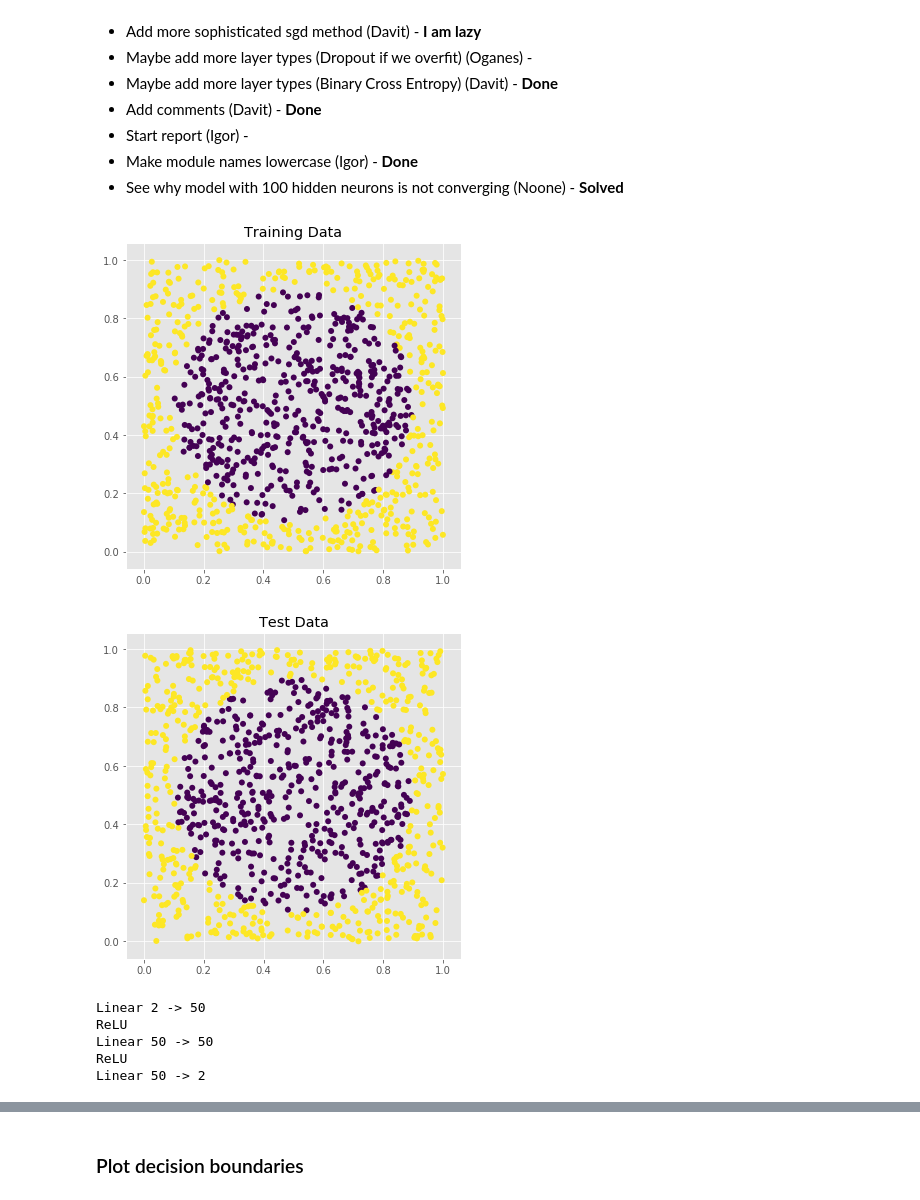
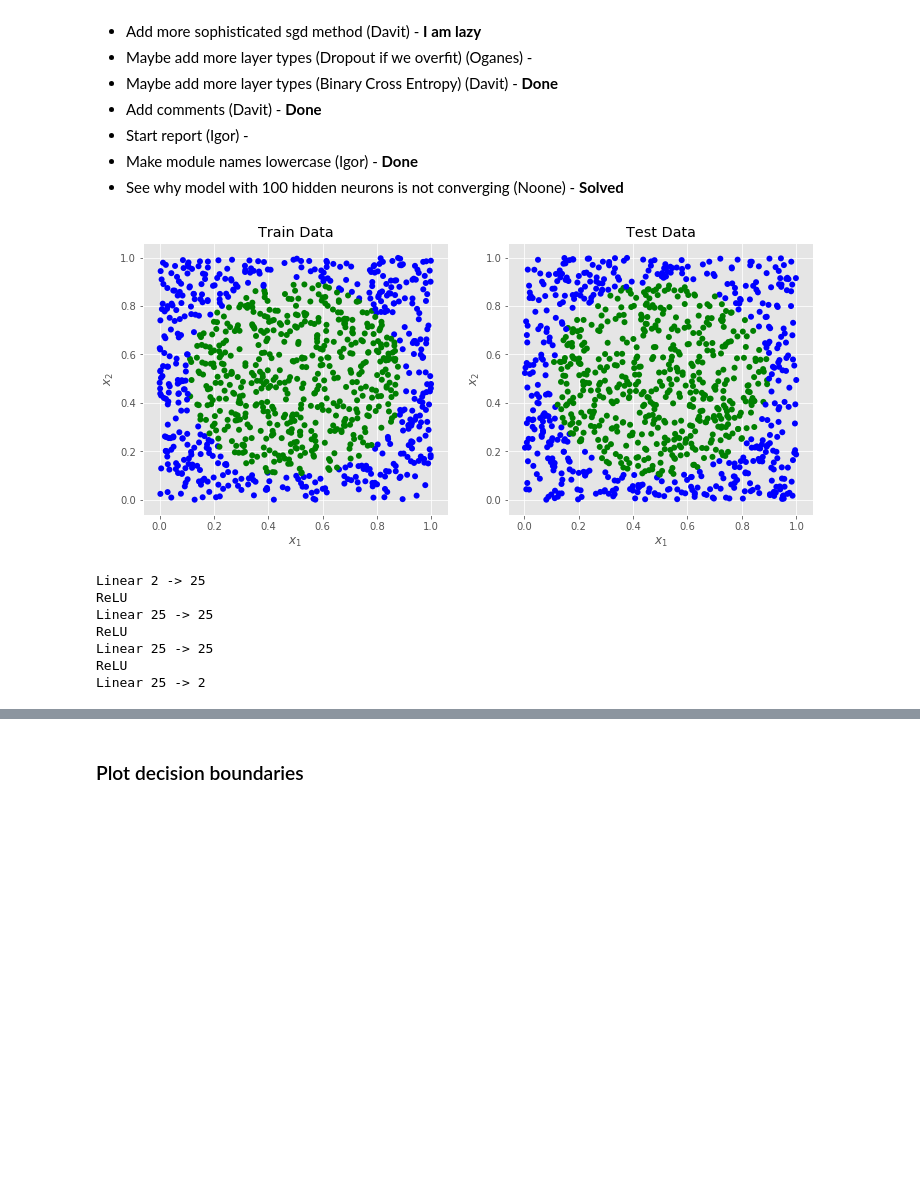
Before and after one commit to Davit98/Mini-Deep-Learning-Framework, a Jupyter notebook: Mini DL Framework.ipynb, the cells around one changed output, grey strips where cells are left out. Cells and saved outputs as stored; diff of their text form; code cells hidden in the pictures; blank space fills up the shorter version.

Commit message:
fix notebook, utilities, update test.py

```diff
--- a/Mini DL Framework.ipynb
+++ b/Mini DL Framework.ipynb
@@ -27,25 +27,39 @@ from utilities import generate_disc_set, compute_nb_errors, get_batches
 from loss import Loss, MSE, CrossEntropy
 from module import DenseLayer, ReLU, Sequential, Tanh, Sigmoid, SoftMax
 # %%
+total_size = 2000
 train_size = 1000
 test_size = 1000
 
-train_data, train_target = generate_disc_set(train_size)
-test_data, test_target = generate_disc_set(test_size)
+data, target = generate_disc_set(total_size,random_state=1)
 
-plt.figure(figsize=(6,6))
-plt.scatter(train_data[:, 0], train_data[:, 1], c=train_target[:, 0].numpy(), edgecolors='none')
-plt.title('Training Data')
-plt.show()
+train_data, train_target = data[:train_size], target[:train_size]
+test_data, test_target = data[test_size:], target[test_size:]
+
+colours = ['blue','green','red']
+
+def colour_labels(labels):
+    return list(map(lambda x: colours[x], labels))
 
 
-plt.figure(figsize=(6,6))
-plt.scatter(test_data[:, 0], test_data[:, 1], c=test_target[:, 0].numpy(), edgecolors='none')
+plt.figure(figsize=(12,5))
+plt.subplot(1, 2, 1)
+plt.scatter(train_data[:, 0], train_data[:, 1], c=colour_labels(train_target.argmax(1)), edgecolors='none')
+plt.title('Train Data')
+plt.xlabel(r'$x_{1}$')
+plt.ylabel(r'$x_{2}$')
+
+
+# plt.figure(figsize=(6,6))
+plt.subplot(1, 2, 2)
+plt.scatter(test_data[:, 0], test_data[:, 1], c=colour_labels(test_target.argmax(1)), edgecolors='none')
 plt.title('Test Data')
+plt.xlabel(r'$x_{1}$')
+plt.ylabel(r'$x_{2}$')
+
 plt.show()
 # %% [output]
-[figure, old version]
+[figure, new version]
-[figure, removed]
 # %%
 net_loss = MSE()
 # %%
@@ -57,15 +73,17 @@ def create_model(n_hidden=50):
                      DenseLayer(n_hidden, 2))
     return net
 # %%
-n_hidden = 50
+n_hidden = 25
 net = create_model(n_hidden)
 print(net)
 # %% [output]
-Linear 2 -> 50
+Linear 2 -> 25
 ReLU
-Linear 50 -> 50
+Linear 25 -> 25
 ReLU
-Linear 50 -> 2
+Linear 25 -> 25
+ReLU
+Linear 25 -> 2
 # %%
 def sgd(x, dx, config):
     for cur_layer_x, cur_layer_dx in zip(x, dx):
```
Also changed, not shown: parts of 14 cells of this notebook, 2 other files.
